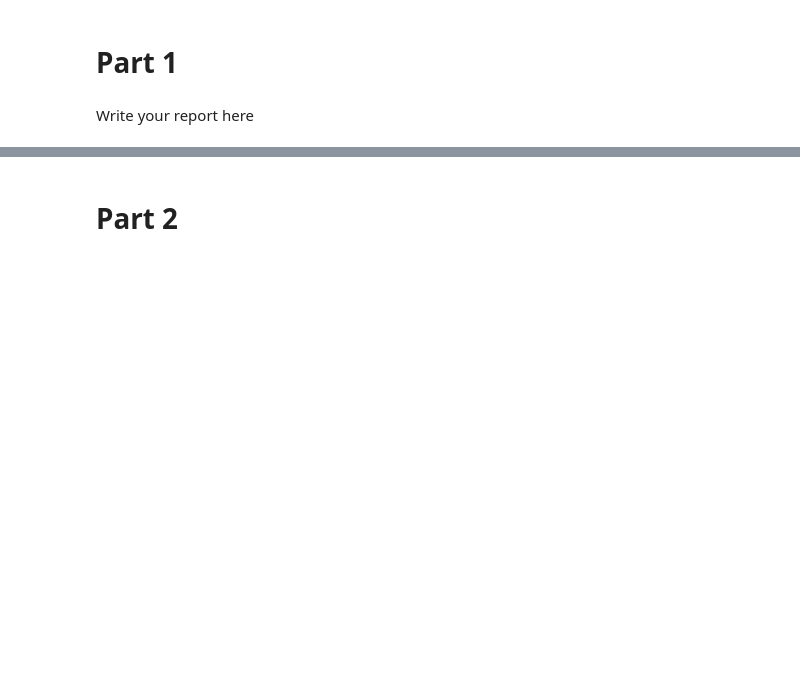
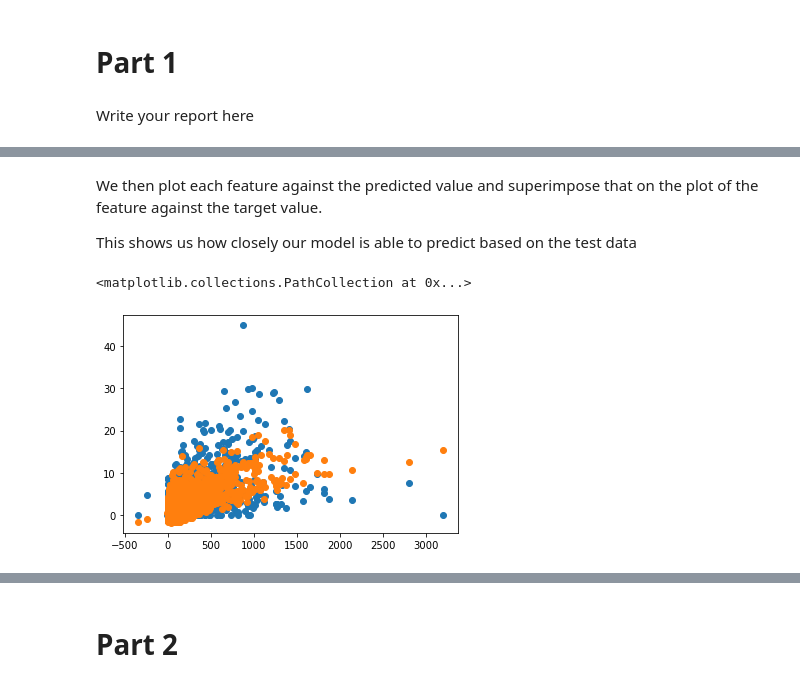
Before and after one commit to rmurarishetti/DDW_MLProject, a Jupyter notebook: Project_Brief_Template.ipynb, the cells around one changed output, grey strips where cells are left out. Drawn from its saved outputs; the diff is of its cells as text; code cells hidden in the pictures; blank space fills up the shorter version.

```diff
--- a/Project_Brief_Template.ipynb
+++ b/Project_Brief_Template.ipynb
@@ -47,0 +376,10 @@ Write your report here
+# %% [markdown]
+We then plot each feature against the predicted value and superimpose that on the plot of the feature against the target value.
+
+This shows us how closely our model is able to predict based on the test data
+# %%
+plt.scatter(df_features_test[features_list[0]], df_target_test)
+plt.scatter(df_features_test[features_list[0]], pred)
+# %% [output]
+<matplotlib.collections.PathCollection at 0x...>
+[figure, added]
```
Also changed, not shown: parts of 36 cells of this notebook.
